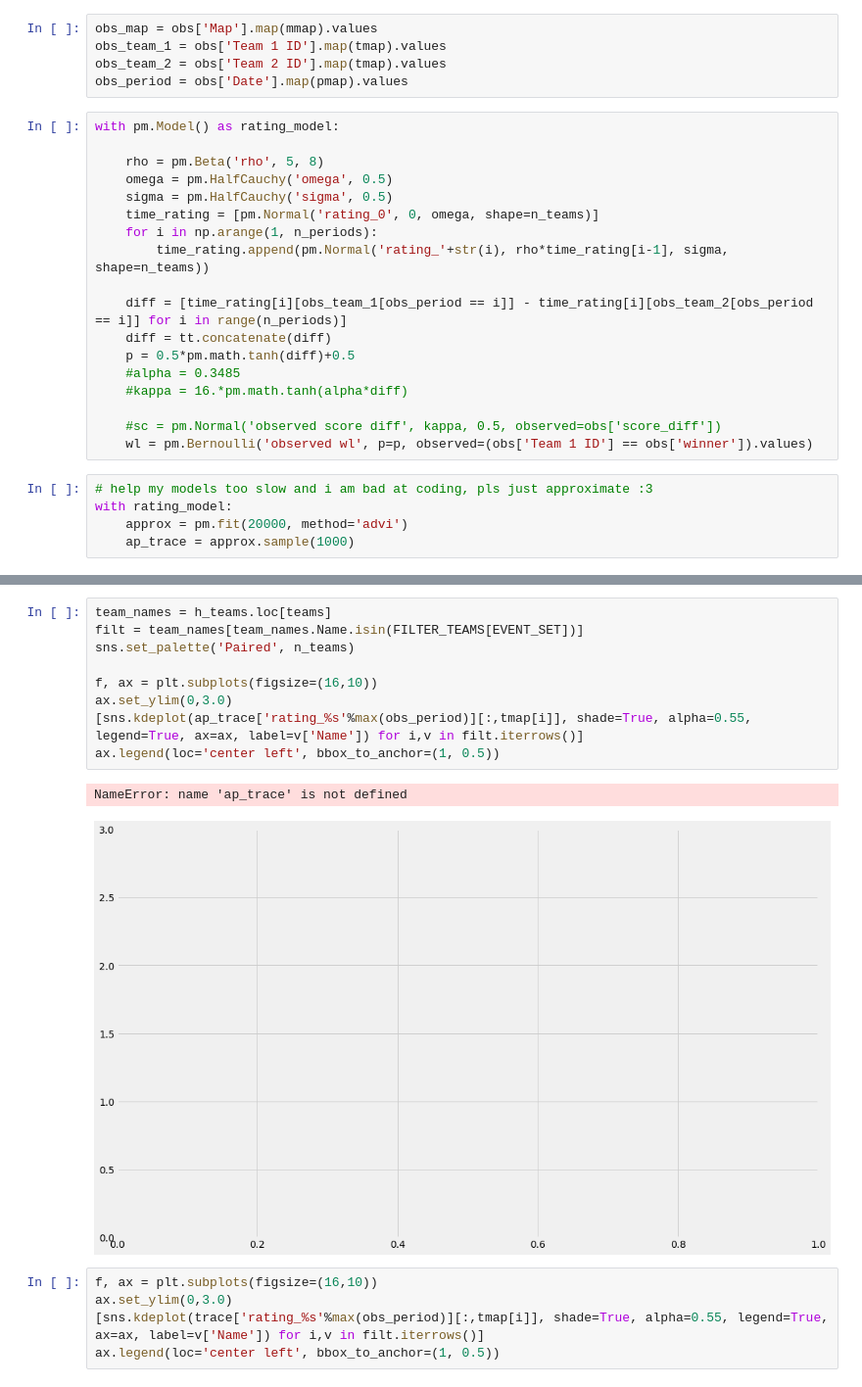
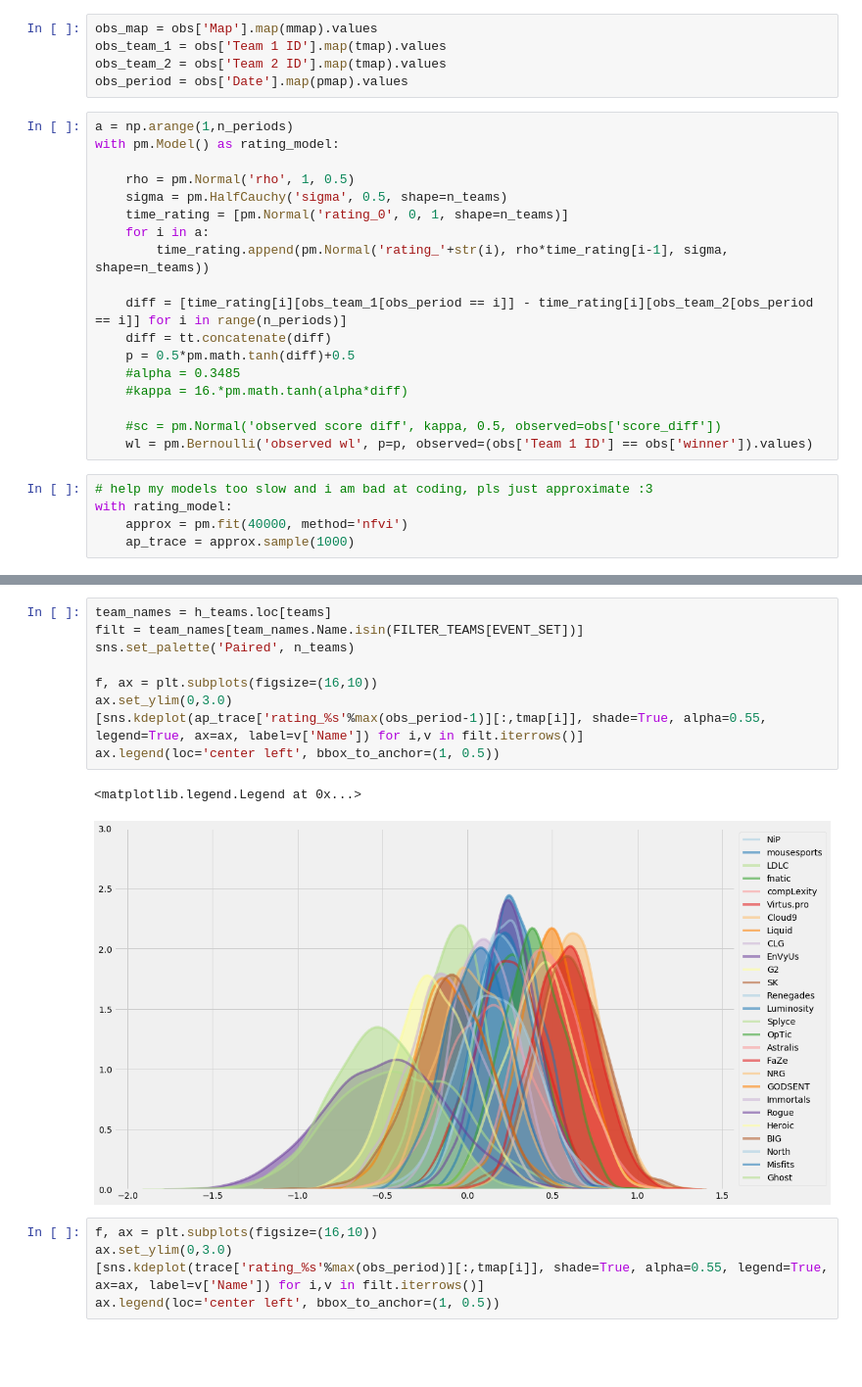
Before and after one commit to Liam-F/cs-rating, a Jupyter notebook: wl_model/wlbet_team_time_model.ipynb, the cells around one changed output, grey strips where cells are left out. Shown at 98% size. Cells and saved outputs as stored; diff of their text form; blank space fills up the shorter version.

```diff
--- a/wl_model/wlbet_team_time_model.ipynb
+++ b/wl_model/wlbet_team_time_model.ipynb
@@ -103,13 +104,13 @@ obs_team_1 = obs['Team 1 ID'].map(tmap).values
 obs_team_2 = obs['Team 2 ID'].map(tmap).values
 obs_period = obs['Date'].map(pmap).values
 # %%
+a = np.arange(1,n_periods)
 with pm.Model() as rating_model:
 
-    rho = pm.Beta('rho', 5, 8)
-    omega = pm.HalfCauchy('omega', 0.5)
-    sigma = pm.HalfCauchy('sigma', 0.5)
-    time_rating = [pm.Normal('rating_0', 0, omega, shape=n_teams)]
-    for i in np.arange(1, n_periods):
+    rho = pm.Normal('rho', 1, 0.5)
+    sigma = pm.HalfCauchy('sigma', 0.5, shape=n_teams)
+    time_rating = [pm.Normal('rating_0', 0, 1, shape=n_teams)]
+    for i in a:
         time_rating.append(pm.Normal('rating_'+str(i), rho*time_rating[i-1], sigma, shape=n_teams))
 
     diff = [time_rating[i][obs_team_1[obs_period == i]] - time_rating[i][obs_team_2[obs_period == i]] for i in range(n_periods)]
@@ -123,6 +124,6 @@ with pm.Model() as rating_model:
 # %%
 # help my models too slow and i am bad at coding, pls just approximate :3
 with rating_model:
-    approx = pm.fit(20000, method='advi')
+    approx = pm.fit(40000, method='nfvi')
     ap_trace = approx.sample(1000)
 # %% [output]
@@ -140,15 +137,15 @@ INFO (theano.gof.compilelock): Refreshing lock C:\Users\kevin.pei\AppData\Local\
 # %%
 team_names = h_teams.loc[teams]
 filt = team_names[team_names.Name.isin(FILTER_TEAMS[EVENT_SET])]
 sns.set_palette('Paired', n_teams)
 
 f, ax = plt.subplots(figsize=(16,10))
 ax.set_ylim(0,3.0)
-[sns.kdeplot(ap_trace['rating_%s'%max(obs_period)][:,tmap[i]], shade=True, alpha=0.55, legend=True, ax=ax, label=v['Name']) for i,v in filt.iterrows()]
+[sns.kdeplot(ap_trace['rating_%s'%max(obs_period-1)][:,tmap[i]], shade=True, alpha=0.55, legend=True, ax=ax, label=v['Name']) for i,v in filt.iterrows()]
 ax.legend(loc='center left', bbox_to_anchor=(1, 0.5))
 # %% [output]
-NameError: name 'ap_trace' is not defined
+<matplotlib.legend.Legend at 0x...>
-[figure, old version]
+[figure, new version]
 # %%
 f, ax = plt.subplots(figsize=(16,10))
 ax.set_ylim(0,3.0)
```
Also changed, not shown: parts of 5 cells of this notebook.
